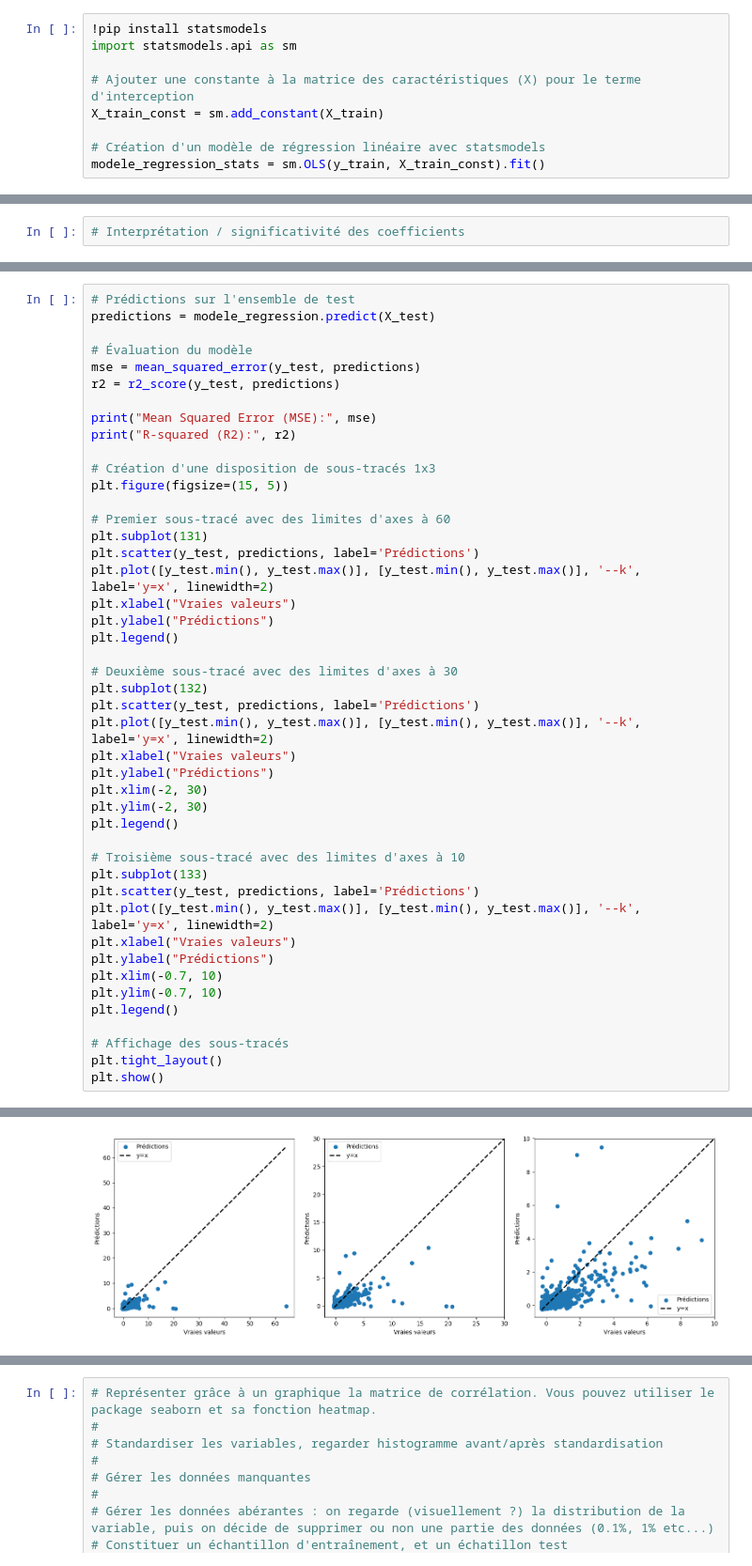
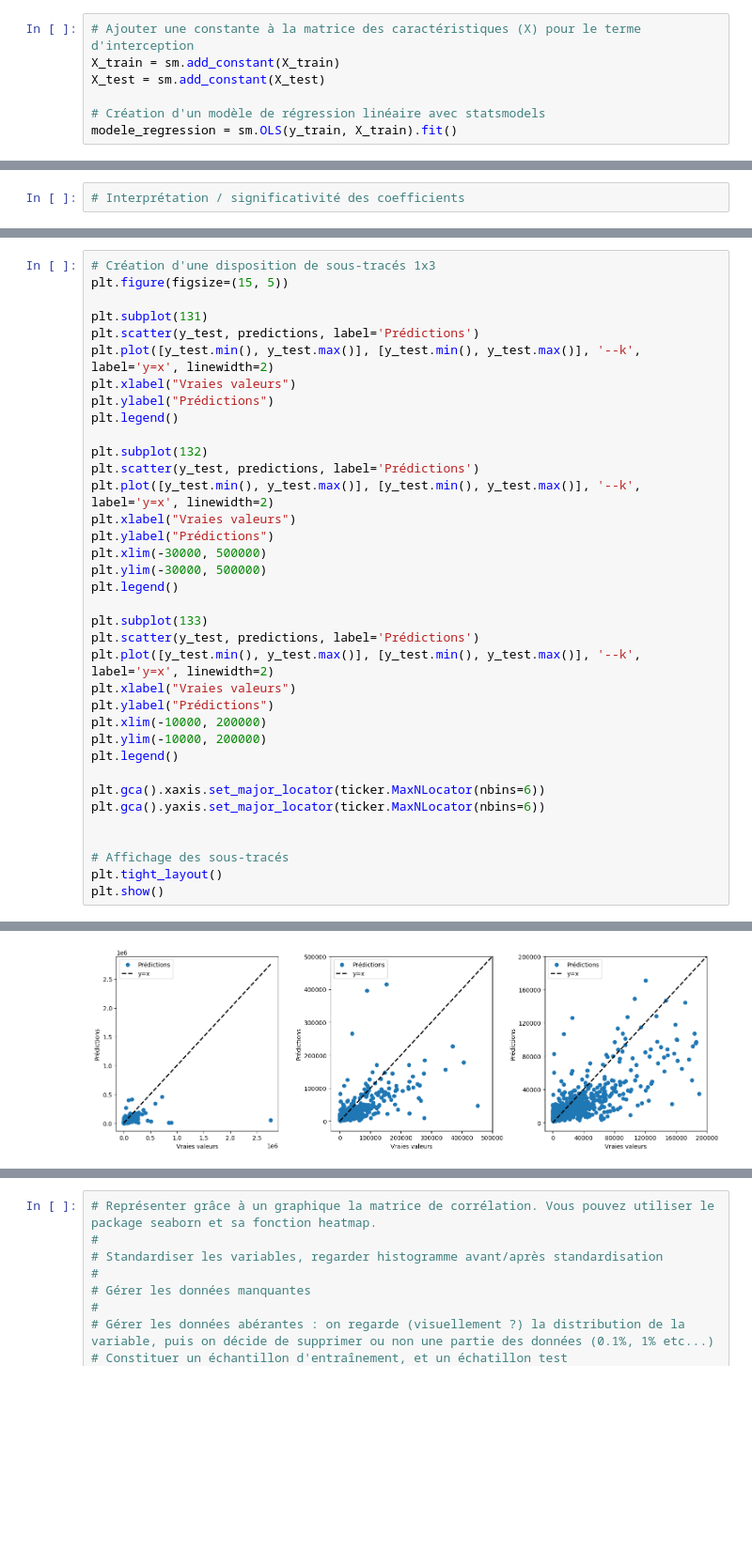
Before and after one commit to tgarnier067/Projet-Python-2023, a Jupyter notebook: Notebook_unique_a_renommer.ipynb, the cells around one changed output, grey strips where cells are left out. Shown: that part at 94% size. Drawn from its saved outputs; the diff is of its cells as text; blank space fills up the shorter version.

```diff
--- a/Notebook_unique_a_renommer.ipynb
+++ b/Notebook_unique_a_renommer.ipynb
@@ -960,11 +972,9 @@ Dimensions de l'ensemble de test (X_test, y_test): (4160, 6) (4160,)
 # %%
 # Régression Linéaire :
 # %%
-!pip install statsmodels
-import statsmodels.api as sm
-
 # Ajouter une constante à la matrice des caractéristiques (X) pour le terme d'interception
-X_train_const = sm.add_constant(X_train)
+X_train = sm.add_constant(X_train)
+X_test = sm.add_constant(X_test)
 
 # Création d'un modèle de régression linéaire avec statsmodels
-modele_regression_stats = sm.OLS(y_train, X_train_const).fit()
+modele_regression = sm.OLS(y_train, X_train).fit()
@@ -1005,18 +1125,7 @@ Notes:
 # %%
-# Prédictions sur l'ensemble de test
-predictions = modele_regression.predict(X_test)
-
-# Évaluation du modèle
-mse = mean_squared_error(y_test, predictions)
-r2 = r2_score(y_test, predictions)
-
-print("Mean Squared Error (MSE):", mse)
-print("R-squared (R2):", r2)
-
 # Création d'une disposition de sous-tracés 1x3
 plt.figure(figsize=(15, 5))
 
-# Premier sous-tracé avec des limites d'axes à 60
 plt.subplot(131)
 plt.scatter(y_test, predictions, label='Prédictions')
 plt.plot([y_test.min(), y_test.max()], [y_test.min(), y_test.max()], '--k', label='y=x', linewidth=2)
@@ -1024,25 +1133,27 @@ plt.xlabel("Vraies valeurs")
 plt.ylabel("Prédictions")
 plt.legend()
 
-# Deuxième sous-tracé avec des limites d'axes à 30
 plt.subplot(132)
 plt.scatter(y_test, predictions, label='Prédictions')
 plt.plot([y_test.min(), y_test.max()], [y_test.min(), y_test.max()], '--k', label='y=x', linewidth=2)
 plt.xlabel("Vraies valeurs")
 plt.ylabel("Prédictions")
-plt.xlim(-2, 30)
-plt.ylim(-2, 30)
+plt.xlim(-30000, 500000)
+plt.ylim(-30000, 500000)
 plt.legend()
 
-# Troisième sous-tracé avec des limites d'axes à 10
 plt.subplot(133)
 plt.scatter(y_test, predictions, label='Prédictions')
 plt.plot([y_test.min(), y_test.max()], [y_test.min(), y_test.max()], '--k', label='y=x', linewidth=2)
 plt.xlabel("Vraies valeurs")
 plt.ylabel("Prédictions")
-plt.xlim(-0.7, 10)
-plt.ylim(-0.7, 10)
+plt.xlim(-10000, 200000)
+plt.ylim(-10000, 200000)
 plt.legend()
+
+plt.gca().xaxis.set_major_locator(ticker.MaxNLocator(nbins=6))
+plt.gca().yaxis.set_major_locator(ticker.MaxNLocator(nbins=6))
+
 
 # Affichage des sous-tracés
 plt.tight_layout()
@@ -1053 +1162 @@ R-squared (R2): 0.18988760230378732
-[figure, old version]
+[figure, new version]
```
Also changed, not shown: parts of 25 cells of this notebook.
